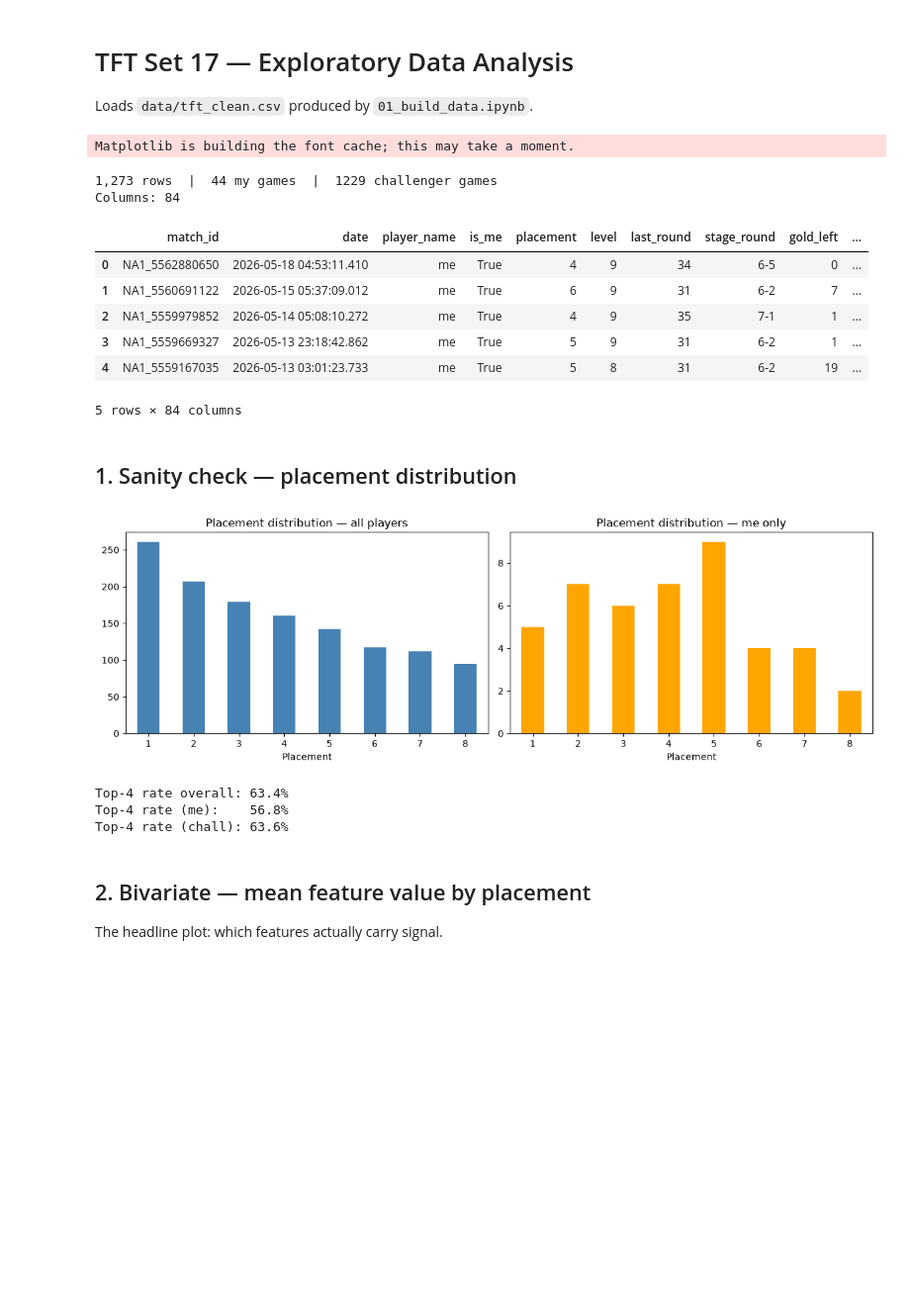
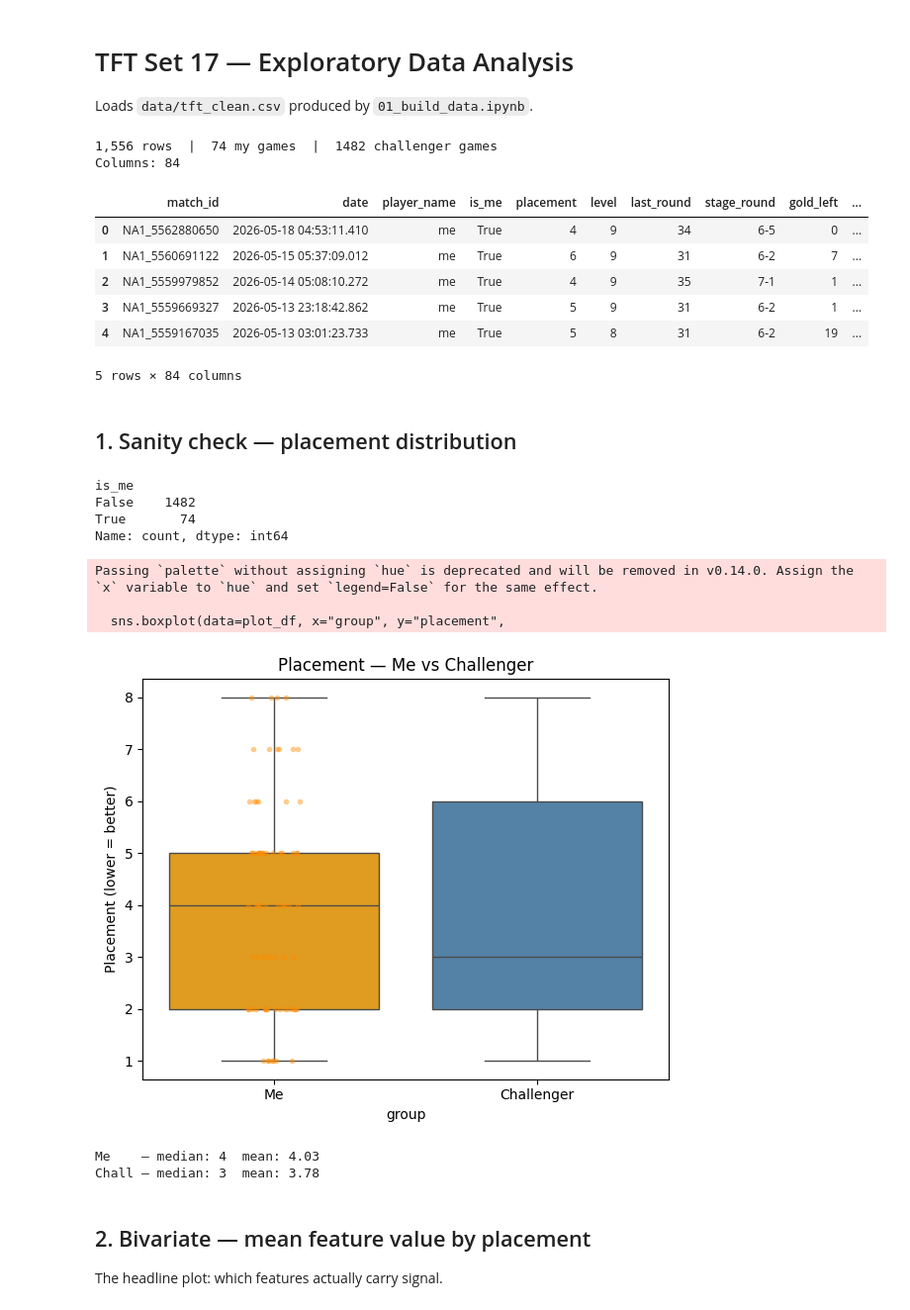
Before and after one commit to Spring-ms/TFT-match-data-set-17-, a Jupyter notebook: 2- TFT data EDA.ipynb, the cells around one changed output. Shown at 99% size. Drawn from its saved outputs; the diff is of its cells as text; code cells hidden in the pictures; blank space fills up the shorter version.

```diff
--- a/2- TFT data EDA.ipynb
+++ b/2- TFT data EDA.ipynb
@@ -11,49 +11,60 @@ df = pd.read_csv("data/tft_clean.csv")
 df["date"]  = pd.to_datetime(df["date"])
 df["is_me"] = df["is_me"].astype(bool)
 
-me    = df[df["is_me"]]
+me = df[df["is_me"]]
 chall = df[~df["is_me"]]
 
 print(f"{len(df):,} rows  |  {df['is_me'].sum()} my games  |  {(~df['is_me']).sum()} challenger games")
-print(f"Columns: {len(df.columns)}")
+print(f"Columns: {len(me.columns)}")
 df.head()
 # %% [output]
-Matplotlib is building the font cache; this may take a moment.
+1,556 rows  |  74 my games  |  1482 challenger games
+Columns: 84
+|  | match_id | date | player_name | is_me | placement | level | last_round | stage_round | gold_left | ... |
+| 0 | NA1_5562880650 | 2026-05-18 04:53:11.410 | me | True | 4 | 9 | 34 | 6-5 | 0 | ... |
+| 1 | NA1_5560691122 | 2026-05-15 05:37:09.012 | me | True | 6 | 9 | 31 | 6-2 | 7 | ... |
+| 2 | NA1_5559979852 | 2026-05-14 05:08:10.272 | me | True | 4 | 9 | 35 | 7-1 | 1 | ... |
+| 3 | NA1_5559669327 | 2026-05-13 23:18:42.862 | me | True | 5 | 9 | 31 | 6-2 | 1 | ... |
+| 4 | NA1_5559167035 | 2026-05-13 03:01:23.733 | me | True | 5 | 8 | 31 | 6-2 | 19 | ... |
-1,273 rows  |  44 my games  |  1229 challenger games
-Columns: 84
+5 rows × 84 columns
-|  | match_id | date | player_name | is_me | placement | level | last_round | stage_round | gold_left | ... |
-| 0 | NA1_5562880650 | 2026-05-18 04:53:11.410 | me | True | 4 | 9 | 34 | 6-5 | 0 | ... |
-| 1 | NA1_5560691122 | 2026-05-15 05:37:09.012 | me | True | 6 | 9 | 31 | 6-2 | 7 | ... |
-| 2 | NA1_5559979852 | 2026-05-14 05:08:10.272 | me | True | 4 | 9 | 35 | 7-1 | 1 | ... |
-| 3 | NA1_5559669327 | 2026-05-13 23:18:42.862 | me | True | 5 | 9 | 31 | 6-2 | 1 | ... |
-| 4 | NA1_5559167035 | 2026-05-13 03:01:23.733 | me | True | 5 | 8 | 31 | 6-2 | 19 | ... |
-5 rows × 84 columns
 # %% [markdown]
 ## 1. Sanity check — placement distribution
+# %%
+print(df["is_me"].value_counts())
+# %% [output]
+is_me
+False    1482
+True       74
+Name: count, dtype: int64
 # %%
-fig, axes = plt.subplots(1, 2, figsize=(12, 4))
+plot_df = pd.concat([
+    me[["placement"]].assign(group="Me"),
+    chall[["placement"]].assign(group="Challenger")
+])
 
-df["placement"].value_counts().sort_index().plot(kind="bar", ax=axes[0], color="steelblue")
-axes[0].set_title("Placement distribution — all players")
-axes[0].set_xlabel("Placement")
-axes[0].tick_params(axis="x", rotation=0)
-
-me["placement"].value_counts().sort_index().plot(kind="bar", ax=axes[1], color="orange")
-axes[1].set_title("Placement distribution — me only")
-axes[1].set_xlabel("Placement")
-axes[1].tick_params(axis="x", rotation=0)
-
+fig, ax = plt.subplots(figsize=(6, 5))
+sns.boxplot(data=plot_df, x="group", y="placement",
+            palette={"Me": "orange", "Challenger": "steelblue"},
+            order=["Me", "Challenger"], ax=ax)
+sns.stripplot(data=plot_df[plot_df["group"] == "Me"],
+              x="group", y="placement",
+              color="darkorange", alpha=0.45, size=4, jitter=True, ax=ax)
+ax.set_title("Placement — Me vs Challenger")
+ax.set_ylabel("Placement (lower = better)")
+ax.set_yticks(range(1, 9))
+ax.tick_params(axis="x", rotation=0)
 plt.tight_layout()
 plt.show()
 
-print(f"Top-4 rate overall: {df['top4'].mean():.1%}")
-print(f"Top-4 rate (me):    {me['top4'].mean():.1%}")
-print(f"Top-4 rate (chall): {chall['top4'].mean():.1%}")
+print(f"Me    — median: {me['placement'].median():.0f}  mean: {me['placement'].mean():.2f}")
+print(f"Chall — median: {chall['placement'].median():.0f}  mean: {chall['placement'].mean():.2f}")
 # %% [output]
+Passing `palette` without assigning `hue` is deprecated and will be removed in v0.14.0. Assign the `x` variable to `hue` and set `legend=False` for the same effect.
+
+  sns.boxplot(data=plot_df, x="group", y="placement",
-[figure, old version]
+[figure, new version]
-Top-4 rate overall: 63.4%
-Top-4 rate (me):    56.8%
-Top-4 rate (chall): 63.6%
+Me    — median: 4  mean: 4.03
+Chall — median: 3  mean: 3.78
 # %% [markdown]
 ## 2. Bivariate — mean feature value by placement
 The headline plot: which features actually carry signal.
```
Also changed, not shown: parts of 4 cells of this notebook, 1 other file.
